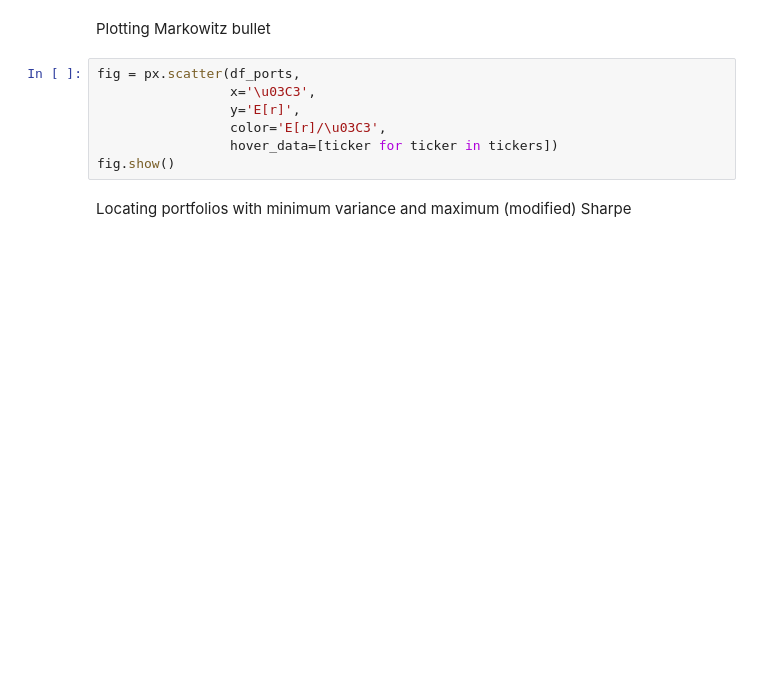
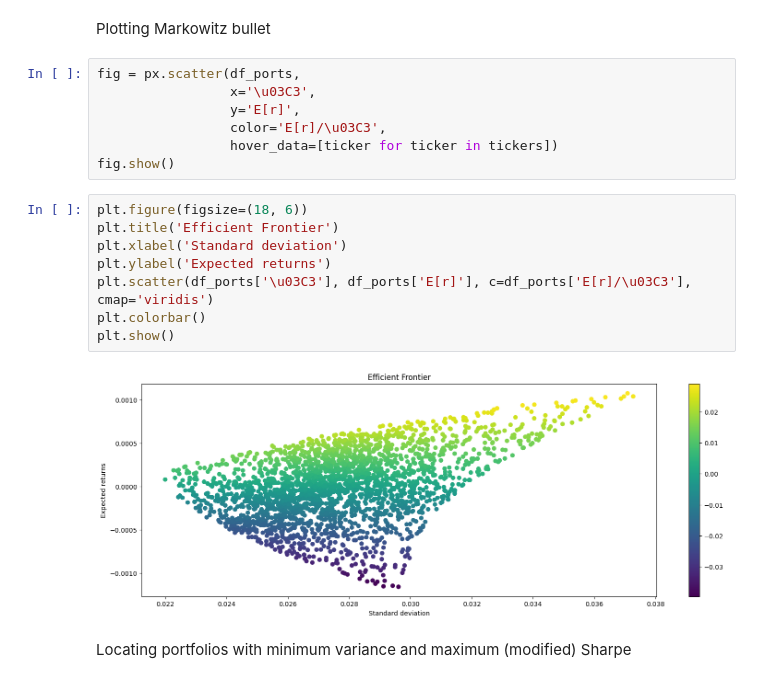
Before and after one commit to pranaysjha/efficient-frontier, a Jupyter notebook: ef.ipynb, the cells around one changed output. Cells and saved outputs as stored; diff of their text form; blank space fills up the shorter version.

Commit message:
GitHub can't show plotly

```diff
--- a/ef.ipynb
+++ b/ef.ipynb
@@ -130,6 +131,16 @@ fig = px.scatter(df_ports,
                  color='E[r]/\u03C3',
                  hover_data=[ticker for ticker in tickers])
 fig.show()
+# %%
+plt.figure(figsize=(18, 6))
+plt.title('Efficient Frontier')
+plt.xlabel('Standard deviation')
+plt.ylabel('Expected returns')
+plt.scatter(df_ports['\u03C3'], df_ports['E[r]'], c=df_ports['E[r]/\u03C3'], cmap='viridis')
+plt.colorbar()
+plt.show()
+# %% [output]
+[figure, added]
 # %% [markdown]
 Locating portfolios with minimum variance and maximum (modified) Sharpe
 # %%
```
Also changed, not shown: parts of 1 cell of this notebook.
